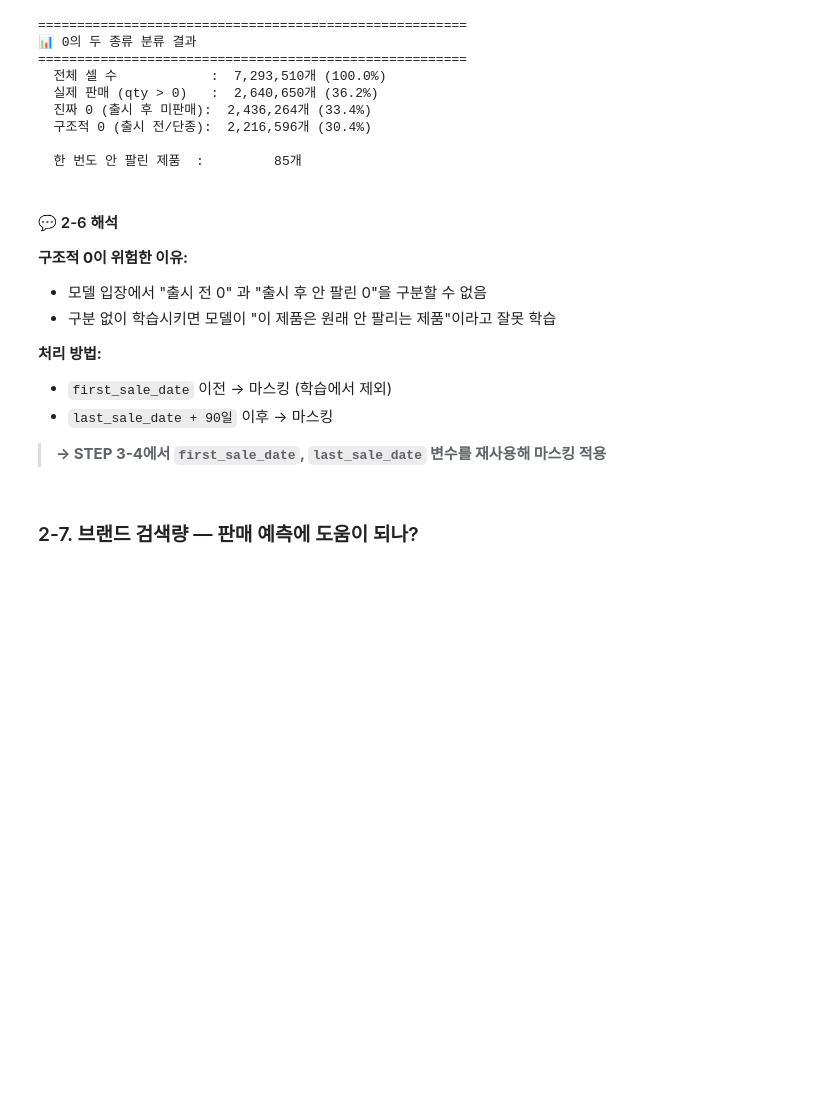
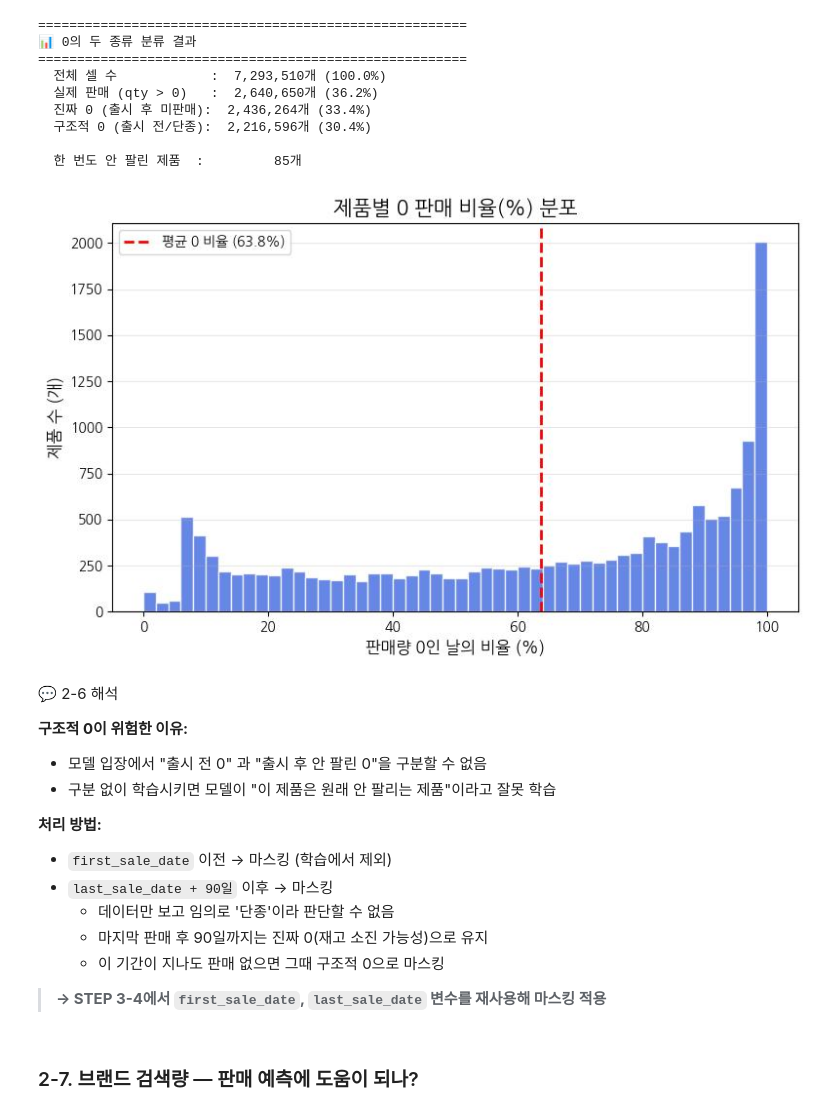
Before and after one commit to KittyNat123/Sales, a Jupyter notebook: Team/Sales_Merged_v1.ipynb, the cells around one changed output. Drawn from its saved outputs; the diff is of its cells as text; code cells hidden in the pictures; blank space fills up the shorter version.

```diff
--- a/Team/Sales_Merged_v1.ipynb
+++ b/Team/Sales_Merged_v1.ipynb
@@ -768,16 +986,45 @@ print(f'  한 번도 안 팔린 제품  : {(~has_sales).sum():>10,}개')
   구조적 0 (출시 전/단종):  2,216,596개 (30.4%)
 
   한 번도 안 팔린 제품  :         85개
+# %%
+# ✔️ 추가
+# ── 제품별 0 판매 비율(%) 시각화 ──────────────────────────────────────────
+
+# 1. 각 제품별로 판매량이 0인 날의 비율(%) 계산
+zero_ratio_per_product = (qty_arr == 0).mean(axis=1) * 100
+
+# 2. 히스토그램 시각화 (도화지 세팅)
+plt.figure(figsize=(8, 5))
+plt.hist(zero_ratio_per_product, bins=50, color='royalblue', edgecolor='white', alpha=0.8)
+
+# 평균선 그어주기 (전체 제품은 평균적으로 며칠이나 0일까?)
+mean_zero_ratio = zero_ratio_per_product.mean()
+plt.axvline(mean_zero_ratio, color='red', linestyle='dashed', linewidth=2,
+            label=f'평균 0 비율 ({mean_zero_ratio:.1f}%)')
+
+plt.title('제품별 0 판매 비율(%) 분포', fontsize=15, fontweight='bold')
+plt.xlabel('판매량 0인 날의 비율 (%)', fontsize=12)
+plt.ylabel('제품 수 (개)', fontsize=12)
+plt.legend()
+plt.grid(axis='y', alpha=0.3)
+plt.tight_layout()
+plt.show()
+# %% [output]
+[figure, added]
 # %% [markdown]
-#### 💬 2-6 해석
+💬 2-6 해석
 
 **구조적 0이 위험한 이유:**
 - 모델 입장에서 "출시 전 0" 과 "출시 후 안 팔린 0"을 구분할 수 없음
 - 구분 없이 학습시키면 모델이 "이 제품은 원래 안 팔리는 제품"이라고 잘못 학습
 
+
 **처리 방법:**
 - `first_sale_date` 이전 → 마스킹 (학습에서 제외)
 - `last_sale_date + 90일` 이후 → 마스킹
+  - 데이터만 보고 임의로 '단종'이라 판단할 수 없음
+  - 마지막 판매 후 90일까지는 진짜 0(재고 소진 가능성)으로 유지
+  - 이 기간이 지나도 판매 없으면 그때 구조적 0으로 마스킹
 
 > **→ STEP 3-4에서 `first_sale_date`, `last_sale_date` 변수를 재사용해 마스킹 적용**
 # %% [markdown]
```
Also changed, not shown: parts of 59 cells of this notebook.
